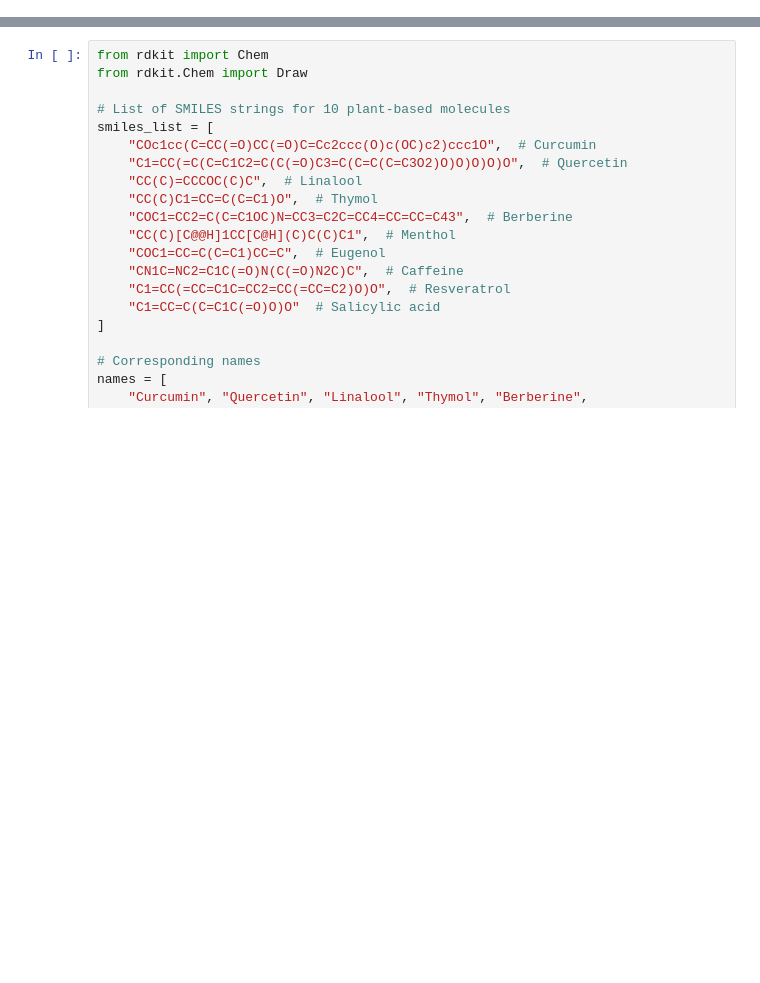
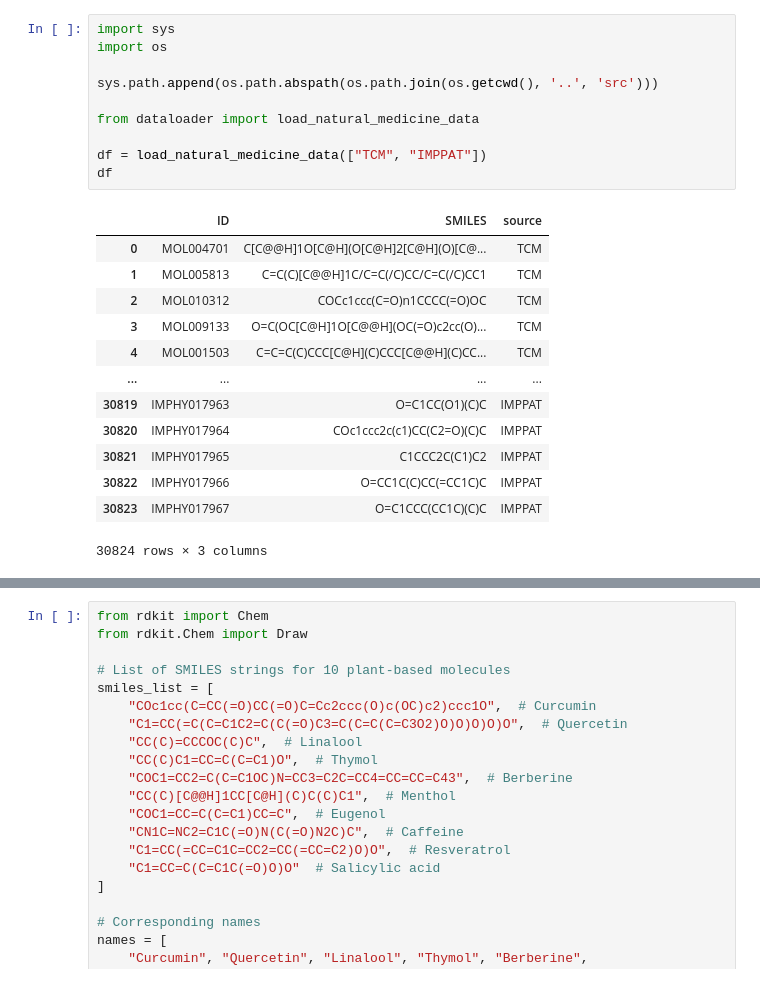
Before and after one commit to aaayushg/Natcules, a Jupyter notebook: notebooks/example_notebook.ipynb, the cells around one changed output, grey strips where cells are left out. Cells and saved outputs as stored; diff of their text form; blank space fills up the shorter version.

```diff
--- a/notebooks/example_notebook.ipynb
+++ b/notebooks/example_notebook.ipynb
@@ -0,0 +1,24 @@
+# %%
+import sys
+import os
+
+sys.path.append(os.path.abspath(os.path.join(os.getcwd(), '..', 'src')))
+
+from dataloader import load_natural_medicine_data
+
+df = load_natural_medicine_data(["TCM", "IMPPAT"])
+df
+# %% [output]
+|  | ID | SMILES | source |
+| 0 | MOL004701 | C[C@@H]1O[C@H](O[C@H]2[C@H](O)[C@... | TCM |
+| 1 | MOL005813 | C=C(C)[C@@H]1C/C=C(/C)CC/C=C(/C)CC1 | TCM |
+| 2 | MOL010312 | COCc1ccc(C=O)n1CCCC(=O)OC | TCM |
+| 3 | MOL009133 | O=C(OC[C@H]1O[C@@H](OC(=O)c2cc(O)... | TCM |
+| 4 | MOL001503 | C=C=C(C)CCC[C@H](C)CCC[C@@H](C)CC... | TCM |
+| ... | ... | ... | ... |
+| 30819 | IMPHY017963 | O=C1CC(O1)(C)C | IMPPAT |
+| 30820 | IMPHY017964 | COc1ccc2c(c1)CC(C2=O)(C)C | IMPPAT |
+| 30821 | IMPHY017965 | C1CCC2C(C1)C2 | IMPPAT |
+| 30822 | IMPHY017966 | O=CC1C(C)CC(=CC1C)C | IMPPAT |
+| 30823 | IMPHY017967 | O=C1CCC(CC1C)(C)C | IMPPAT |
+30824 rows × 3 columns
```
Also changed, not shown: parts of 4 cells of this notebook, 5 other files.
